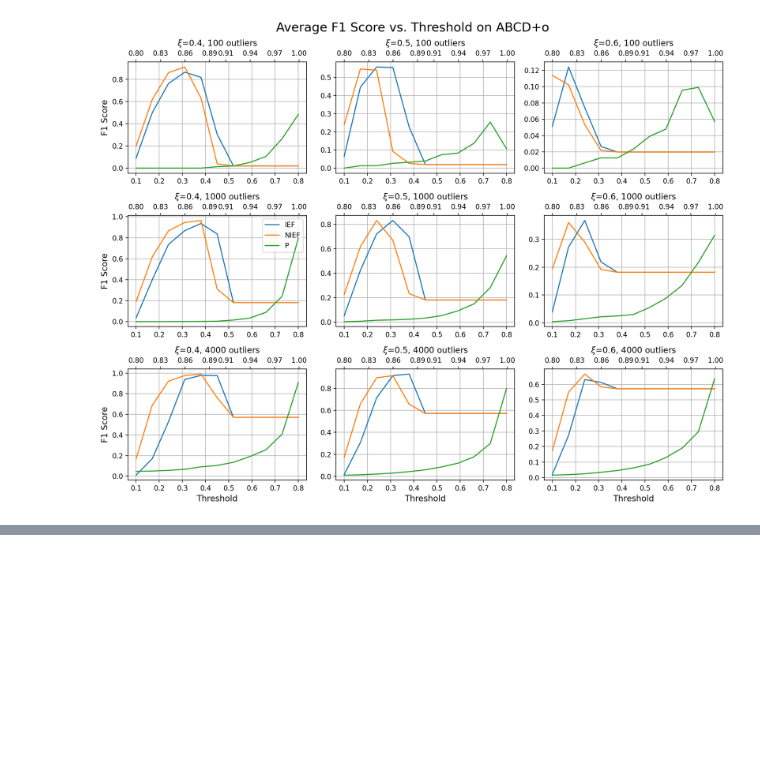
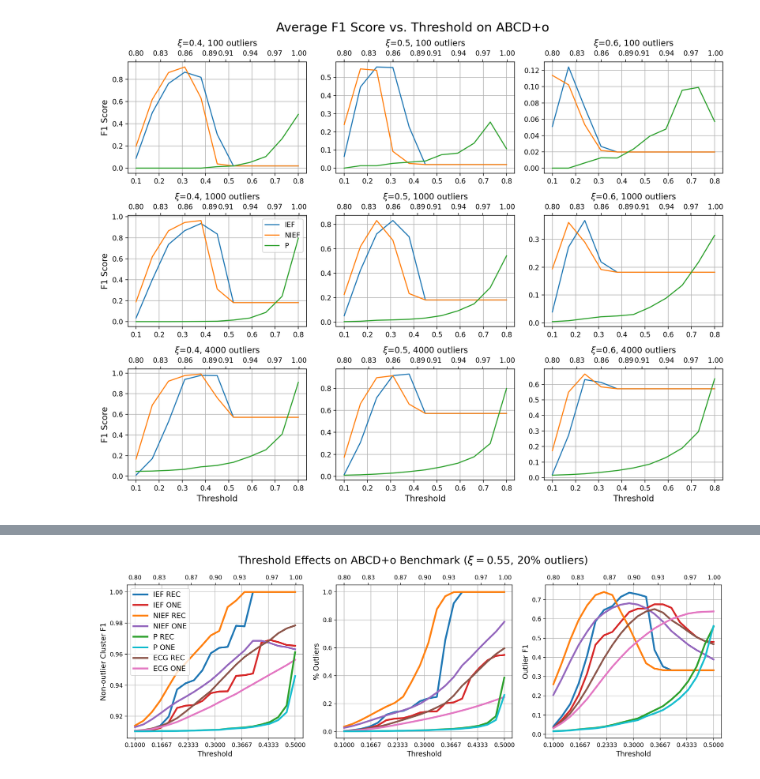
Before and after one commit to ryandewolfe33/CAS, a Jupyter notebook: experiments/outliers.ipynb, the cells around one changed output, grey strips where cells are left out. Drawn from its saved outputs; the diff is of its cells as text; code cells hidden in the pictures; blank space fills up the shorter version.

```diff
--- a/experiments/outliers.ipynb
+++ b/experiments/outliers.ipynb
@@ -208,0 +454,96 @@ fig.tight_layout()
+# %%
+colors = [
+    "tab:blue",
+    "tab:orange",
+    "tab:green",
+    "tab:red",
+    "tab:purple",
+    "tab:cyan",
+    "tab:brown",
+    "tab:pink",
+    "tab:gray",
+    "tab:olive",
+]
+
+fig, axs = plt.subplots(1, 3)
+for i in range(3):
+    lines = []
+    twy = axs[i].twiny()
+
+    lines += axs[i].plot(
+        ief_thresholds,
+        np.mean(ief[0, i, :, :], axis=1),
+        linewidth=3,
+        label="IEF REC",
+        c=colors[0],
+    )
+    lines += axs[i].plot(
+        ief_thresholds,
+        np.mean(ief[1, i, :, :], axis=1),
+        linewidth=3,
+        label="IEF ONE",
+        c=colors[3],
+    )
+    lines += axs[i].plot(
+        ief_thresholds,
+        np.mean(nief[0, i, :, :], axis=1),
+        linewidth=3,
+        label="NIEF REC",
+        c=colors[1],
+    )
+    lines += axs[i].plot(
+        ief_thresholds,
+        np.mean(nief[1, i, :, :], axis=1),
+        linewidth=3,
+        label="NIEF ONE",
+        c=colors[4],
+    )
+    lines += twy.plot(
+        p_thresholds, np.mean(p[0, i, :, :], axis=1), label="P REC", linewidth=3, c=colors[2]
+    )
+    lines += twy.plot(
+        p_thresholds, np.mean(p[1, i, :, :], axis=1), label="P ONE", linewidth=3, c=colors[5]
+    )
+    lines += axs[i].plot(
+        ief_thresholds,
+        np.mean(ecg[0, i, :, :], axis=1),
+        linewidth=3,
+        label="ECG REC",
+        c=colors[6],
+    )
+    lines += axs[i].plot(
+        ief_thresholds,
+        np.mean(ecg[1, i, :, :], axis=1),
+        linewidth=3,
+        label="ECG ONE",
+        c=colors[7],
+    )
+    labels = [l.get_label() for l in lines]
+
+    # Align tick marks, 5 looks good
+    n_ticks = 7
+    ief_ticks = np.linspace(np.min(ief_thresholds), np.max(ief_thresholds), n_ticks)
+    axs[i].set_xticks(ief_ticks)
+    p_ticks = np.round(np.linspace(np.min(p_thresholds), 1, n_ticks), 2)
+    twy.set_xticks(p_ticks)
+    axs[i].grid()
+    #axs[i].set_ylim((-0.01,1.01))
+
+axs[0].set_ylabel("Non-outlier Cluster F1", fontsize=12)
+axs[1].set_ylabel("% Outliers", fontsize=12)
+axs[2].set_ylabel("Outlier F1", fontsize=12)
+axs[0].set_xlabel("Threshold", fontsize=12)
+axs[1].set_xlabel("Threshold", fontsize=12)
+axs[2].set_xlabel("Threshold", fontsize=12)
+axs[0].legend(lines, labels, fontsize=12)
+plt.suptitle(
+    f"Threshold Effects on ABCD+o Benchmark " + r"$(\xi=0.55$, 20% outliers)",
+    fontsize=18,
+)
+
+fig = plt.gcf()
+fig.set_size_inches(15, 5)
+fig.set_dpi(200)
+fig.tight_layout()
+# %% [output]
+[figure, added]
```
Also changed, not shown: parts of 21 cells of this notebook, 3 other files.
